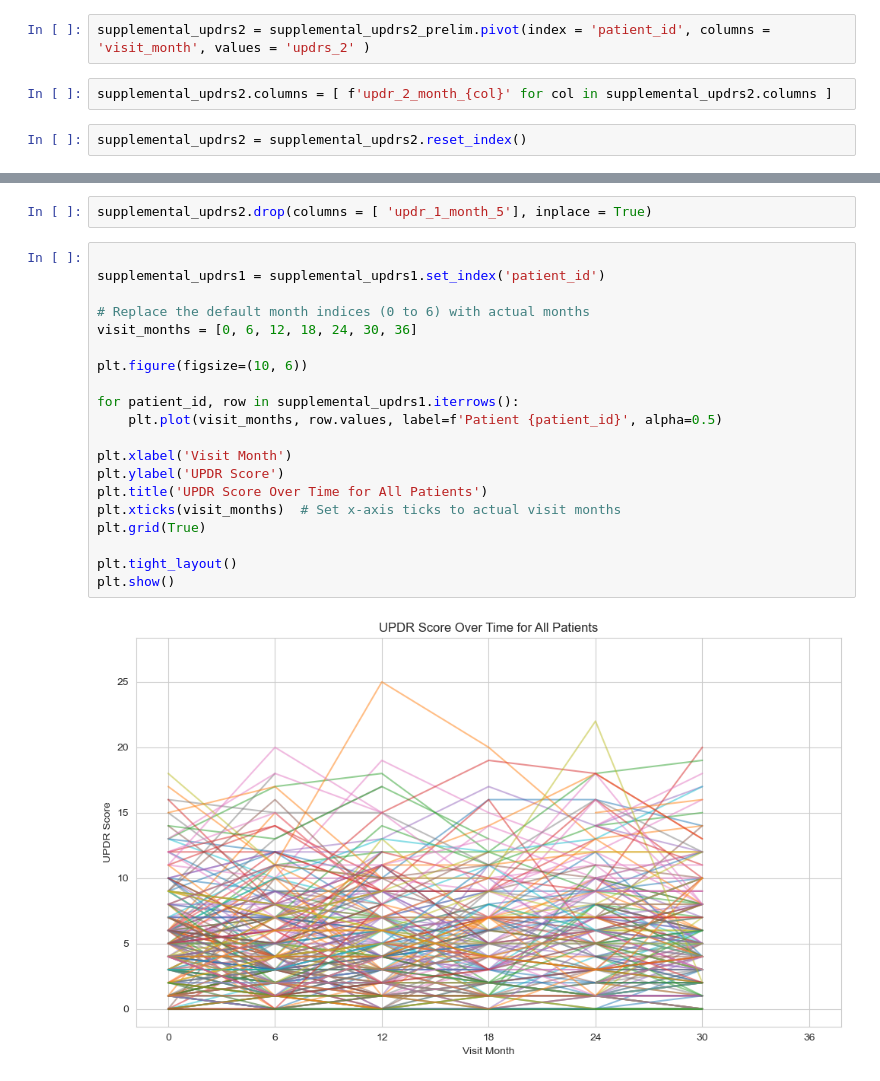
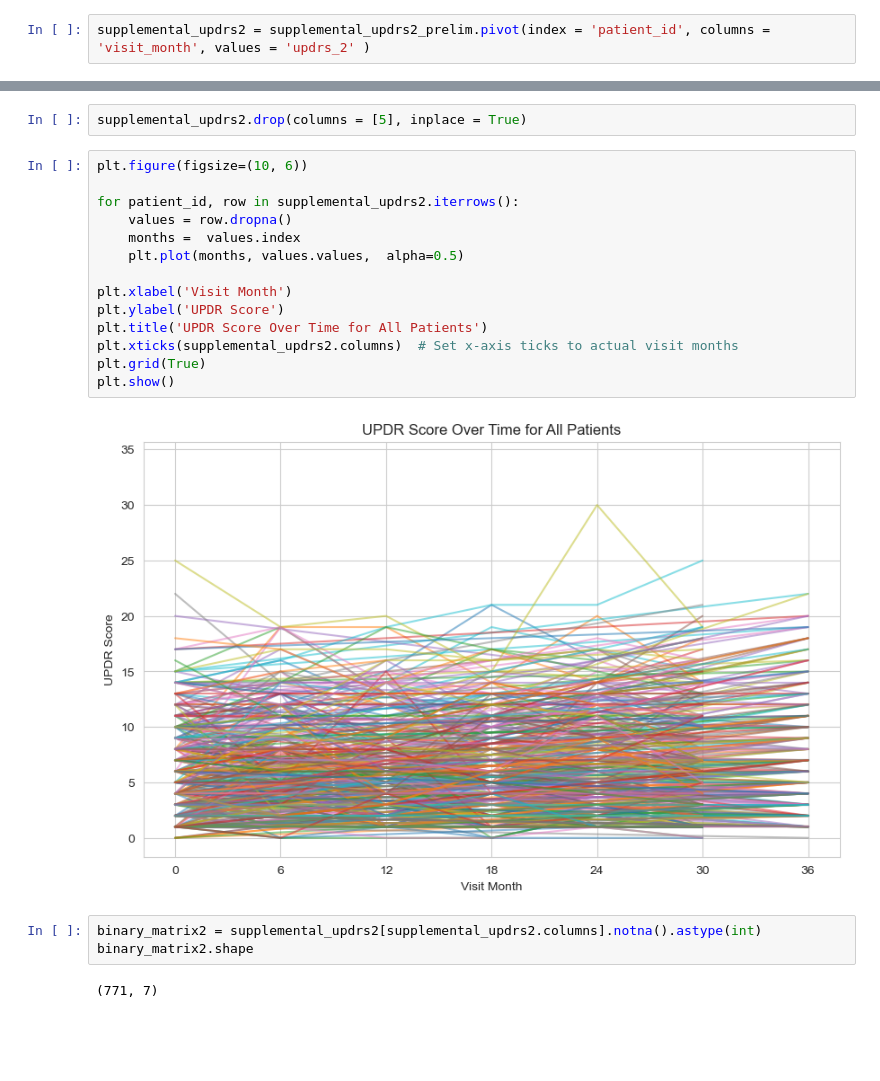
Before and after one commit to blackhole-hope123/Parkinson-Disease-Analysis, a Jupyter notebook: preliminary EDA/EDA_for_supplemental_data.ipynb, the cells around one changed output, grey strips where cells are left out. Saved outputs shown, nothing was run; the diff lists cells and outputs as text; blank space fills up the shorter version.

```diff
--- a/preliminary EDA/EDA_for_supplemental_data.ipynb
+++ b/preliminary EDA/EDA_for_supplemental_data.ipynb
@@ -237,7 +239,3 @@ updr_1_month_36  258.0  6.674419  4.663231  0.0  3.0  6.0  9.0  26.0
 supplemental_updrs2_prelim = supplemental[[ 'patient_id', 'visit_month', 'updrs_2' ]].copy()
 # %%
 supplemental_updrs2 = supplemental_updrs2_prelim.pivot(index = 'patient_id', columns = 'visit_month', values = 'updrs_2' )
-# %%
-supplemental_updrs2.columns = [ f'updr_2_month_{col}' for col in supplemental_updrs2.columns ]
-# %%
-supplemental_updrs2 = supplemental_updrs2.reset_index()
@@ -269,25 +272,24 @@ updr_2_month_36    513
 dtype: int64
 # %%
-supplemental_updrs2.drop(columns = [ 'updr_1_month_5'], inplace = True)
+supplemental_updrs2.drop(columns = [5], inplace = True)
 # %%
-
-supplemental_updrs1 = supplemental_updrs1.set_index('patient_id')
-
-# Replace the default month indices (0 to 6) with actual months
-visit_months = [0, 6, 12, 18, 24, 30, 36]
-
 plt.figure(figsize=(10, 6))
 
-for patient_id, row in supplemental_updrs1.iterrows():
-    plt.plot(visit_months, row.values, label=f'Patient {patient_id}', alpha=0.5)
+for patient_id, row in supplemental_updrs2.iterrows():
+    values = row.dropna()
+    months =  values.index
+    plt.plot(months, values.values,  alpha=0.5)
 
 plt.xlabel('Visit Month')
 plt.ylabel('UPDR Score')
 plt.title('UPDR Score Over Time for All Patients')
-plt.xticks(visit_months)  # Set x-axis ticks to actual visit months
+plt.xticks(supplemental_updrs2.columns)  # Set x-axis ticks to actual visit months
 plt.grid(True)
-
-plt.tight_layout()
 plt.show()
 # %% [output]
-[figure, old version]
+[figure, new version]
+# %%
+binary_matrix2 = supplemental_updrs2[supplemental_updrs2.columns].notna().astype(int)
+binary_matrix2.shape
+# %% [output]
+(771, 7)
```
Also changed, not shown: parts of 38 cells of this notebook.
